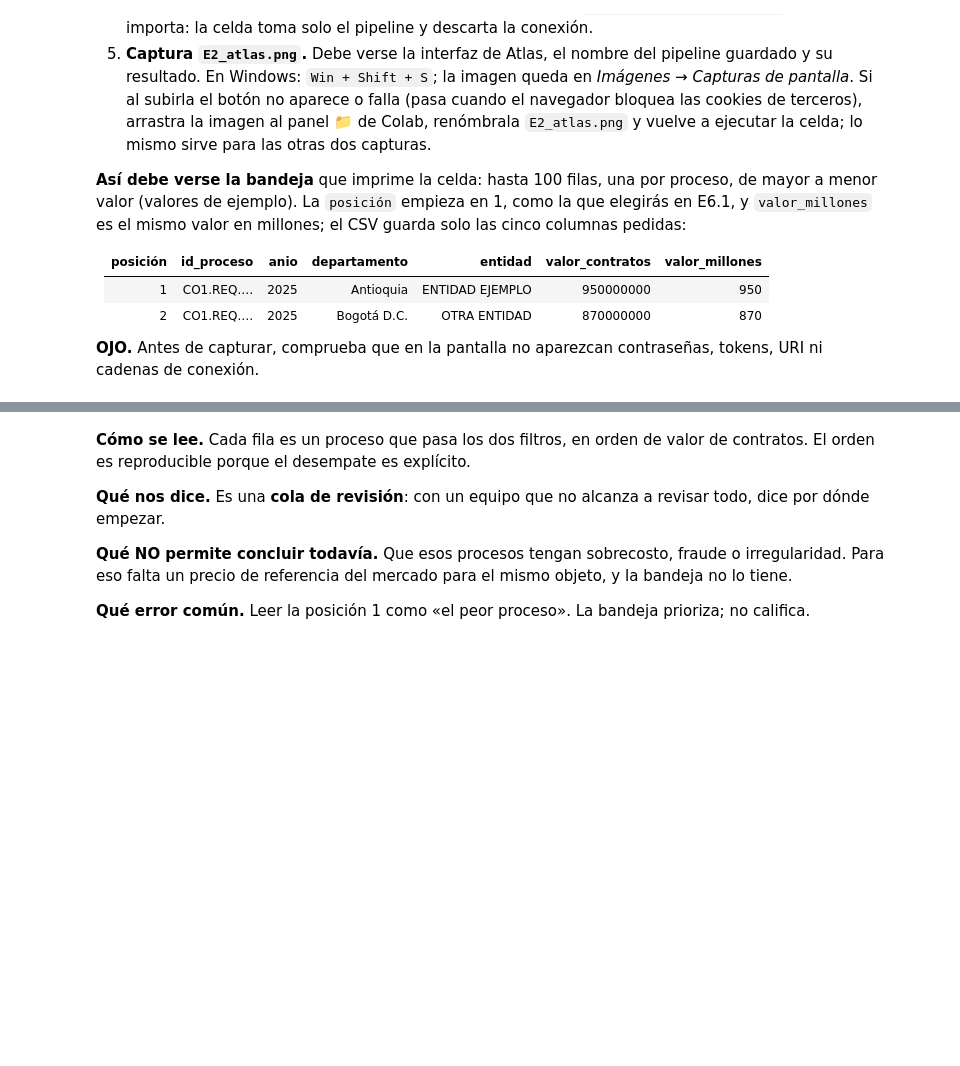
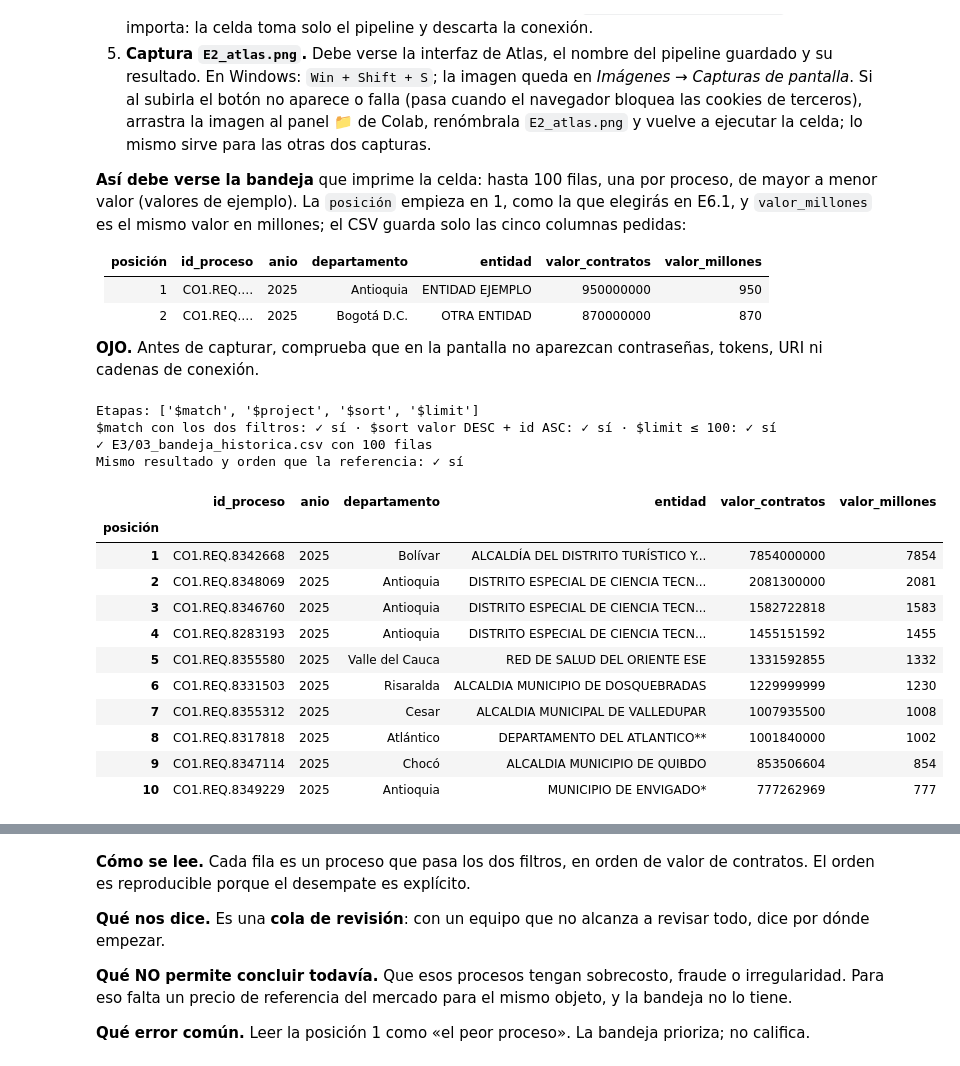
Before and after one commit to Ivon-Sepulveda-MAD/IvonSepulveda_DataAnalysis, a Jupyter notebook: Cuadernos/Taller_Control_1.ipynb, the cells around one changed output, grey strips where cells are left out. Drawn from its saved outputs; the diff is of its cells as text; code cells hidden in the pictures; blank space fills up the shorter version.

```diff
--- a/Cuadernos/Taller_Control_1.ipynb
+++ b/Cuadernos/Taller_Control_1.ipynb
@@ -1400,9 +1400,35 @@ Avance guardado en Drive: avance_tc1_KATERINCRUZIVONSEPUL.zip
 **OJO.** Antes de capturar, comprueba que en la pantalla no aparezcan contraseñas, tokens, URI ni cadenas de conexión.
 # %%
 # E3 · PEGA · el código que exportaste (Export Code → Python 3) o el pipeline del modo Texto
-PIPELINE_E3 = '''pega aquí tu pipeline'''
+PIPELINE_E3 = [
+     { "$match": { "proceso.precio_base": { "$gt": 0 }, "contratos_resumen.cantidad": { "$gt": 0 } } },
+     { "$project": { "_id": 0, "id_proceso": 1,
+         "anio": "$proceso.anio",
+         "departamento": "$entidad.departamento",
+         "entidad": "$entidad.nombre",
+         "valor_contratos": "$contratos_resumen.valor_total" } },
+     { "$sort": { "valor_contratos": -1, "id_proceso": 1 } },
+     { "$limit": 100 }
+   ]
 BANDEJA = taller.pipeline_e3(PIPELINE_E3)
 BANDEJA.head(10)
+# %% [output]
+Etapas: ['$match', '$project', '$sort', '$limit']
+$match con los dos filtros: ✓ sí · $sort valor DESC + id ASC: ✓ sí · $limit ≤ 100: ✓ sí
+✓ E3/03_bandeja_historica.csv con 100 filas
+Mismo resultado y orden que la referencia: ✓ sí
+|  | id_proceso | anio | departamento | entidad | valor_contratos | valor_millones |
+| posición |  |  |  |  |  |  |
+| 1 | CO1.REQ.8342668 | 2025 | Bolívar | ALCALDÍA DEL DISTRITO TURÍSTICO Y... | 7854000000 | 7854 |
+| 2 | CO1.REQ.8348069 | 2025 | Antioquia | DISTRITO ESPECIAL DE CIENCIA TECN... | 2081300000 | 2081 |
+| 3 | CO1.REQ.8346760 | 2025 | Antioquia | DISTRITO ESPECIAL DE CIENCIA TECN... | 1582722818 | 1583 |
+| 4 | CO1.REQ.8283193 | 2025 | Antioquia | DISTRITO ESPECIAL DE CIENCIA TECN... | 1455151592 | 1455 |
+| 5 | CO1.REQ.8355580 | 2025 | Valle del Cauca | RED DE SALUD DEL ORIENTE ESE | 1331592855 | 1332 |
+| 6 | CO1.REQ.8331503 | 2025 | Risaralda | ALCALDIA MUNICIPIO DE DOSQUEBRADAS | 1229999999 | 1230 |
+| 7 | CO1.REQ.8355312 | 2025 | Cesar | ALCALDIA MUNICIPAL DE VALLEDUPAR | 1007935500 | 1008 |
+| 8 | CO1.REQ.8317818 | 2025 | Atlántico | DEPARTAMENTO DEL ATLANTICO** | 1001840000 | 1002 |
+| 9 | CO1.REQ.8347114 | 2025 | Chocó | ALCALDIA MUNICIPIO DE QUIBDO | 853506604 | 854 |
+| 10 | CO1.REQ.8349229 | 2025 | Antioquia | MUNICIPIO DE ENVIGADO* | 777262969 | 777 |
 # %%
 #@title E3 · CAPTURA · Subir E2_atlas.png (Atlas: pipeline guardado + resultado) { display-mode: "form" }
 ruta, (ok, motivo) = plataformas.guardar_captura(OUT, "E2")
```
Also changed, not shown: parts of 15 cells of this notebook.
